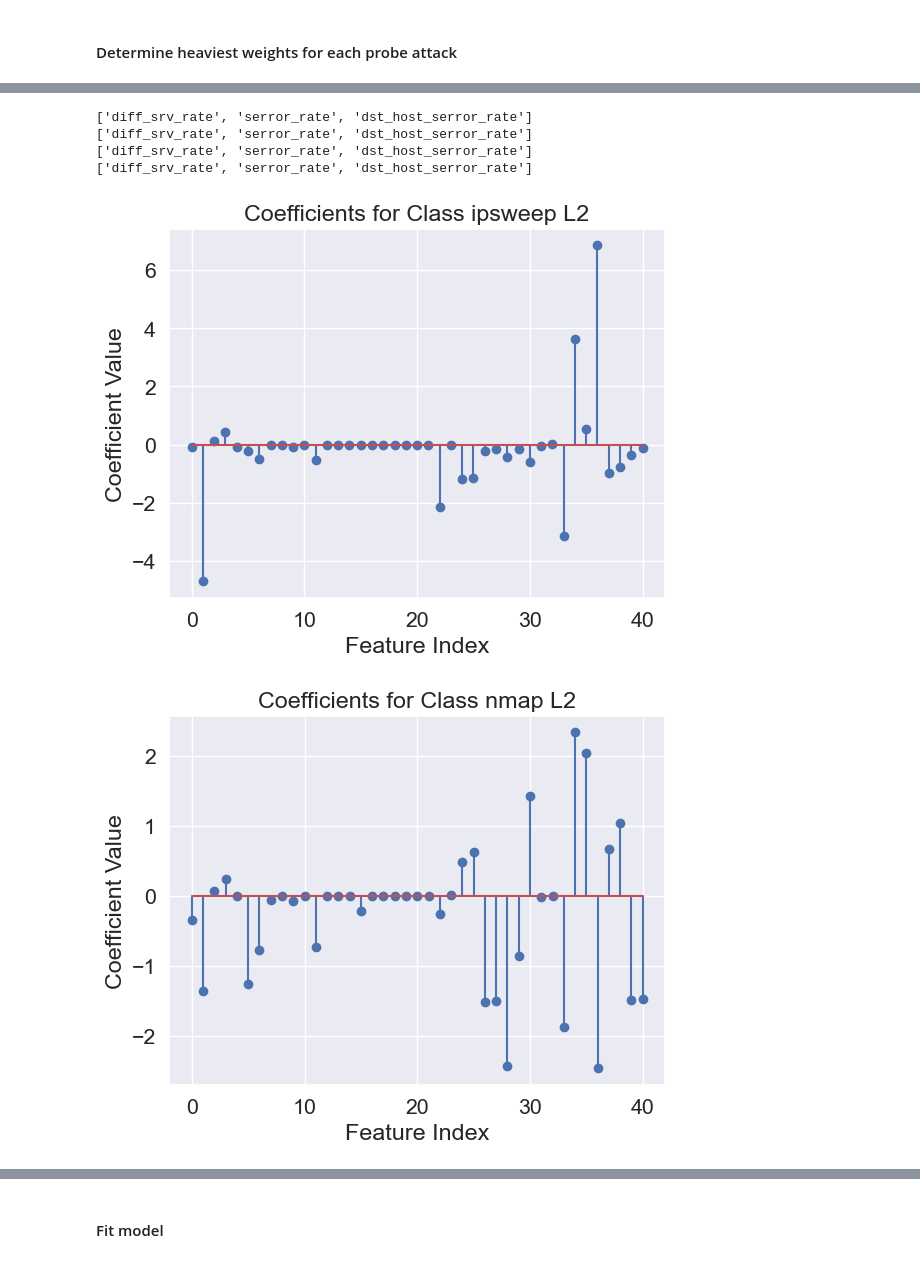
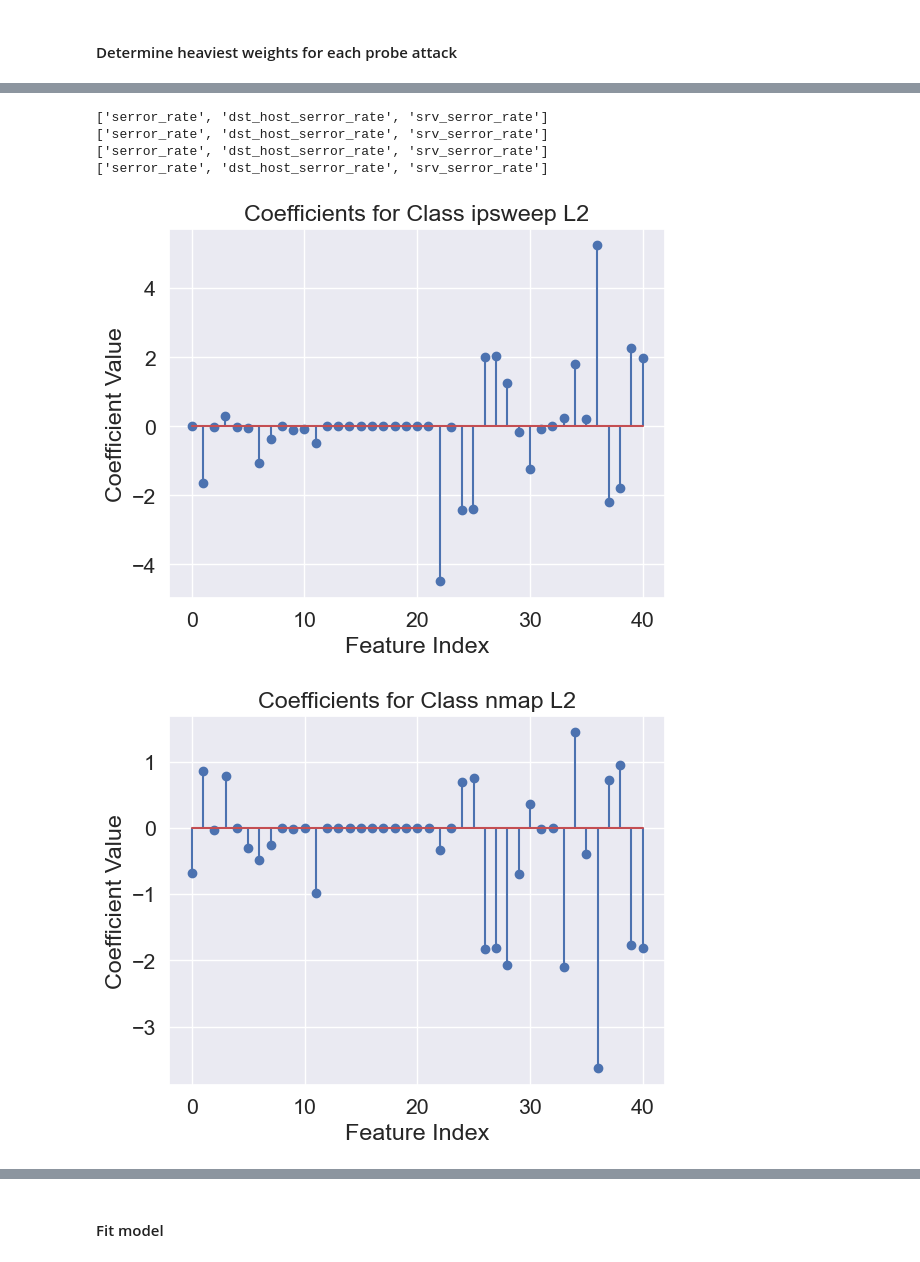
Before and after one commit to ander9991/CS-GY-6923-Machine-Learning, a Jupyter notebook: Assignment - Week 3/attempt2.ipynb, the cells around one changed output, grey strips where cells are left out. Saved outputs shown, nothing was run; the diff lists cells and outputs as text; code cells hidden in the pictures.

```diff
--- a/Assignment - Week 3/attempt2.ipynb
+++ b/Assignment - Week 3/attempt2.ipynb
@@ -58,9 +68,9 @@ df2 = df.copy()
 # %% [markdown]
 #### Replace labels from string to unique integers classifying each label ####
 # %%
-vals, df2['label'] = np.unique(df['label'].values, return_inverse=True)
+vals, df['label'] = np.unique(df['label'].values, return_inverse=True)
 
-y = df2.iloc[:, 41:]
+y = df.iloc[:, 41:]
 
 print(vals)
 print(y)
@@ -89,11 +99,11 @@ print(y.shape)
 # %% [markdown]
 #### Replace protocol_type, service, flag strings to unique integers ####
 # %%
-vals1, df2['protocol_type'] = np.unique(df2['protocol_type'].values, return_inverse=True)
-vals2, df2['service'] = np.unique(df2['service'].values, return_inverse=True)
-vals3, df2['flag'] = np.unique(df2['flag'].values, return_inverse=True)
+vals1, df['protocol_type'] = np.unique(df['protocol_type'].values, return_inverse=True)
+vals2, df['service'] = np.unique(df['service'].values, return_inverse=True)
+vals3, df['flag'] = np.unique(df['flag'].values, return_inverse=True)
 
-X = df2.iloc[: , :41]
+X = df.iloc[: , :41]
 # %% [markdown]
 #### Scale data ####
 # %%
@@ -114,12 +124,14 @@ Matrix dimensions of Xw is (494020, 41)
 # %%
 # Index 5: ipsweep
 # Index 10: nmap
-# Index 15: portsweep
-# Index 17: satan
+# Index 14: portsweep
+# Index 16: satan
+
+print(len(Xw))
 
 # Create a list to store the coefficients for each classifier
 coefficients = []
-coefList = [5, 10, 15, 17]
+coefList = [5, 10, 14, 16]
 
 # Fit a logistic regression model for each class
 for class_label in coefList:
@@ -250,12 +263,12 @@ plt.show()
 # %%
 # Index 5: ipsweep
 # Index 10: nmap
-# Index 15: portsweep
-# Index 17: satan
+# Index 14: portsweep
+# Index 16: satan
 
 # Create a list to store the coefficients for each classifier
 coefficients = []
-coefList = [5, 10, 15, 17]
+coefList = [5, 10, 14, 16]
 
 # Fit a logistic regression model for each class
 for class_label in coefList:
@@ -342,12 +355,12 @@ plt.show()
 # %%
 # Index 5: ipsweep
 # Index 10: nmap
-# Index 15: portsweep
-# Index 17: satan
+# Index 14: portsweep
+# Index 16: satan
 
 # Create a list to store the coefficients for each classifier
 coefficients = []
-coefList = [5, 10, 15, 17]
+coefList = [5, 10, 14, 16]
 
 # Fit a logistic regression model for each class
 for class_label in coefList:
@@ -372,36 +385,36 @@ for i in range(coefficients.shape[0]):
     plt.figure()
     plt.stem(coefficients[i])
     plt.title(f'Coefficients for Class {IC[coefList[i]]} L2')
     plt.xlabel('Feature Index')
     plt.ylabel('Coefficient Value')
 
     idx1=np.argsort(np.abs(W))[-1]
     idx2=np.argsort(np.abs(W))[-2]
     idx3=np.argsort(np.abs(W))[-3]
 
     heavy=[x_labels_w[idx1], x_labels_w[idx2],x_labels_w[idx3]]
     print(heavy)
 # %% [output]
 STOP: TOTAL NO. of ITERATIONS REACHED LIMIT.
 
 Increase the number of iterations (max_iter) or scale the data as shown in:
     https://scikit-learn.org/stable/modules/preprocessing.html
 Please also refer to the documentation for alternative solver options:
     https://scikit-learn.org/stable/modules/linear_model.html#logistic-regression
   n_iter_i = _check_optimize_result(
 STOP: TOTAL NO. of ITERATIONS REACHED LIMIT.
 
 Increase the number of iterations (max_iter) or scale the data as shown in:
     https://scikit-learn.org/stable/modules/preprocessing.html
 Please also refer to the documentation for alternative solver options:
 ... (5 lines left out)
     https://scikit-learn.org/stable/modules/preprocessing.html
 Please also refer to the documentation for alternative solver options:
     https://scikit-learn.org/stable/modules/linear_model.html#logistic-regression
   n_iter_i = _check_optimize_result(
-['diff_srv_rate', 'serror_rate', 'dst_host_serror_rate']
-['diff_srv_rate', 'serror_rate', 'dst_host_serror_rate']
-['diff_srv_rate', 'serror_rate', 'dst_host_serror_rate']
-['diff_srv_rate', 'serror_rate', 'dst_host_serror_rate']
+['serror_rate', 'dst_host_serror_rate', 'srv_serror_rate']
+['serror_rate', 'dst_host_serror_rate', 'srv_serror_rate']
+['serror_rate', 'dst_host_serror_rate', 'srv_serror_rate']
+['serror_rate', 'dst_host_serror_rate', 'srv_serror_rate']
-[figure, old version]
+[figure, new version]
-[figure, old version]
+[figure, new version]
```
Also changed, not shown: parts of 21 cells of this notebook.
